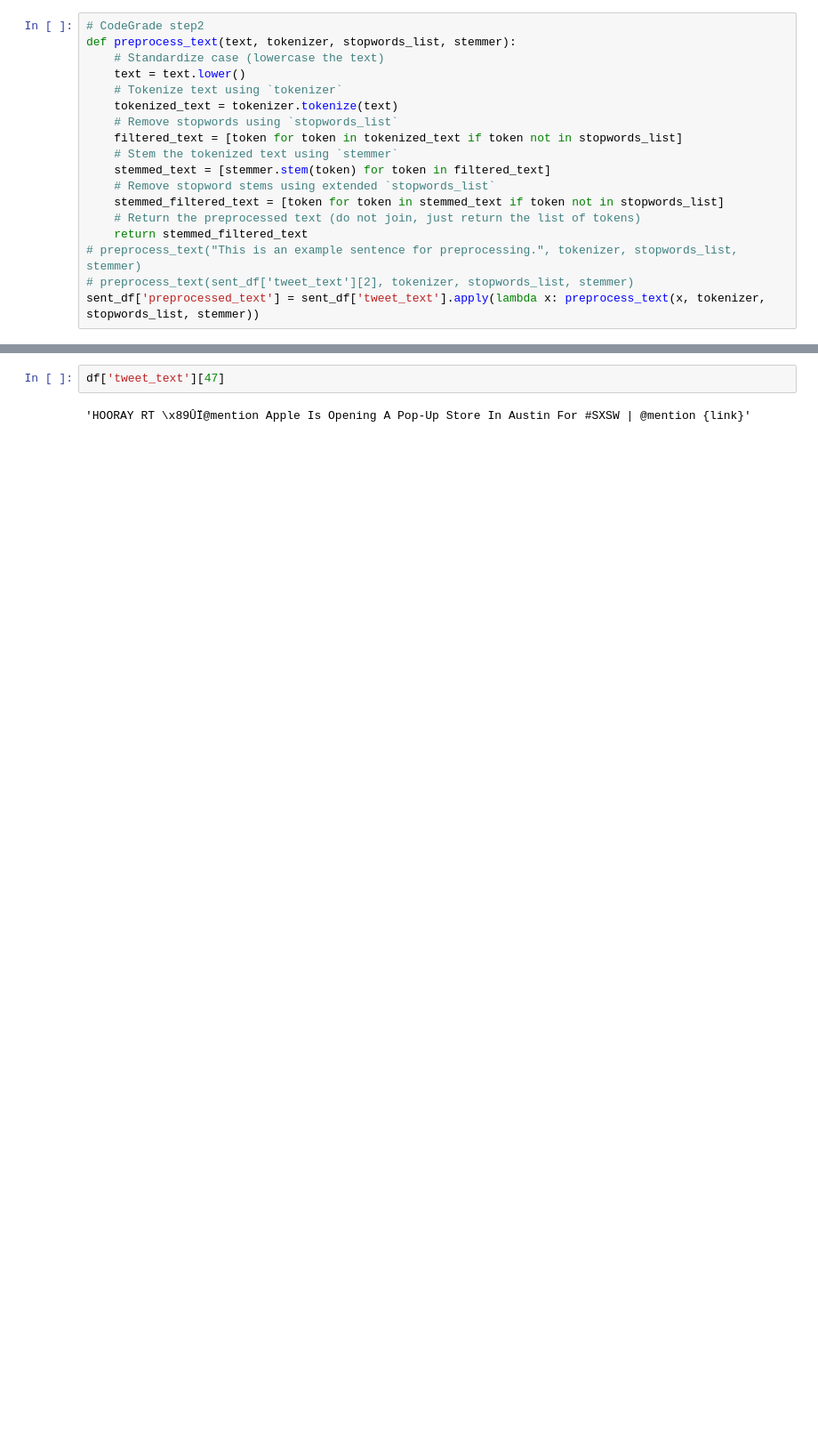
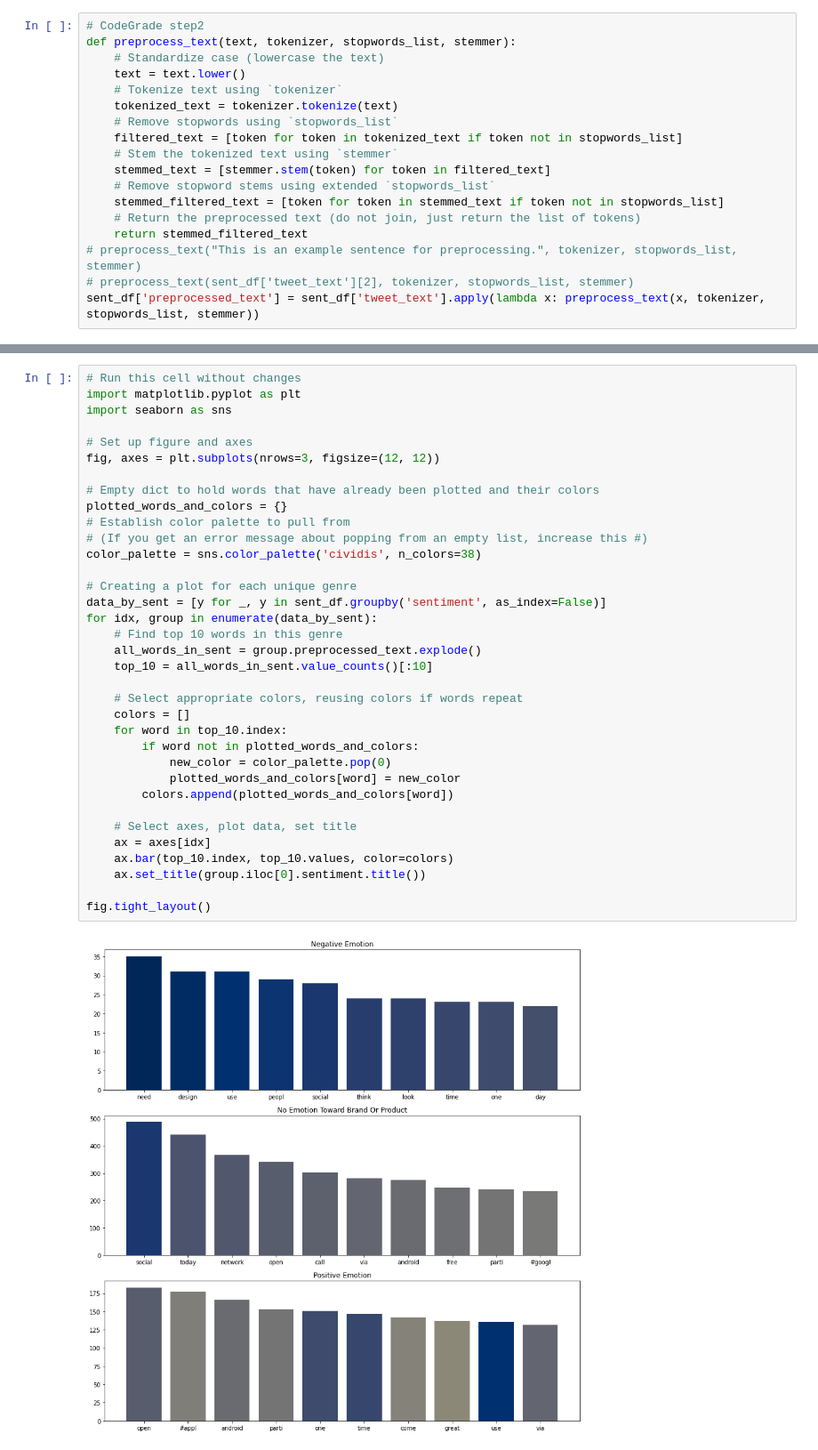
Before and after one commit to Ben-Gilbert333/Twitter_NLP, a Jupyter notebook: bobby_notebook.ipynb, the cells around one changed output, grey strips where cells are left out. Shown at 89% size. Saved outputs shown, nothing was run; the diff lists cells and outputs as text; blank space fills up the shorter version.

```diff
--- a/bobby_notebook.ipynb
+++ b/bobby_notebook.ipynb
@@ -176,5 +144,38 @@ sent_df[:]
-# %%
-df['tweet_text'][47]
-# %% [output]
-'HOORAY RT \x89ÛÏ@mention Apple Is Opening A Pop-Up Store In Austin For #SXSW | @mention {link}'
+# %%
+# Run this cell without changes
+import matplotlib.pyplot as plt
+import seaborn as sns
+
+# Set up figure and axes
+fig, axes = plt.subplots(nrows=3, figsize=(12, 12))
+
+# Empty dict to hold words that have already been plotted and their colors
+plotted_words_and_colors = {}
+# Establish color palette to pull from
+# (If you get an error message about popping from an empty list, increase this #)
+color_palette = sns.color_palette('cividis', n_colors=38)
+
+# Creating a plot for each unique genre
+data_by_sent = [y for _, y in sent_df.groupby('sentiment', as_index=False)]
+for idx, group in enumerate(data_by_sent):
+    # Find top 10 words in this genre
+    all_words_in_sent = group.preprocessed_text.explode()
+    top_10 = all_words_in_sent.value_counts()[:10]
+
+    # Select appropriate colors, reusing colors if words repeat
+    colors = []
+    for word in top_10.index:
+        if word not in plotted_words_and_colors:
+            new_color = color_palette.pop(0)
+            plotted_words_and_colors[word] = new_color
+        colors.append(plotted_words_and_colors[word])
+
+    # Select axes, plot data, set title
+    ax = axes[idx]
+    ax.bar(top_10.index, top_10.values, color=colors)
+    ax.set_title(group.iloc[0].sentiment.title())
+
+fig.tight_layout()
+# %% [output]
+[figure, added]
 # %%
```
Also changed, not shown: parts of 36 cells of this notebook.
